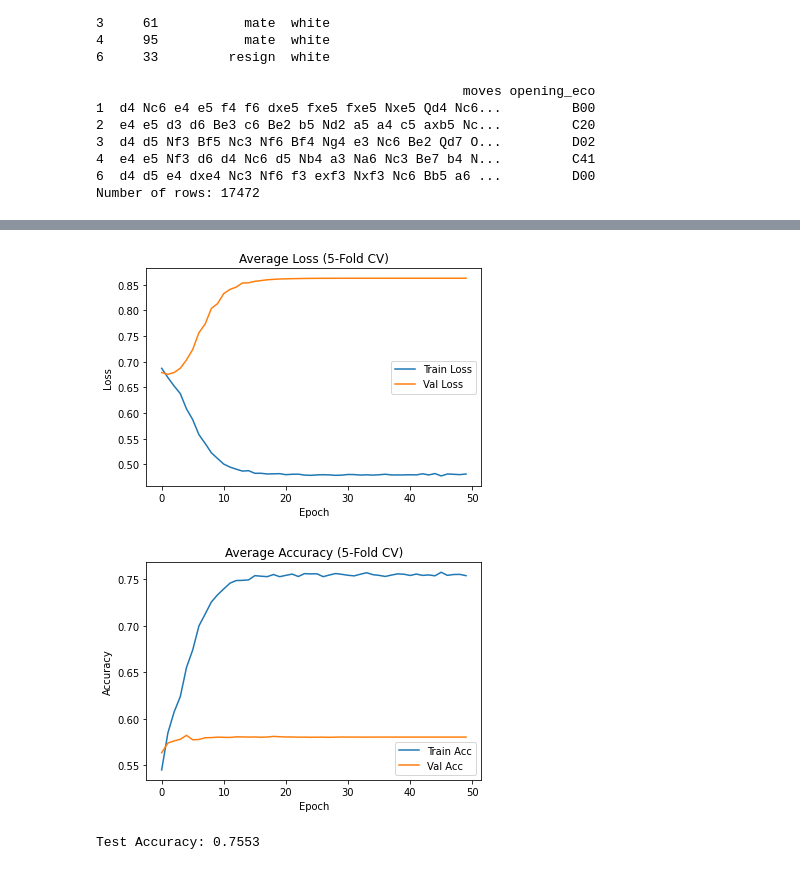
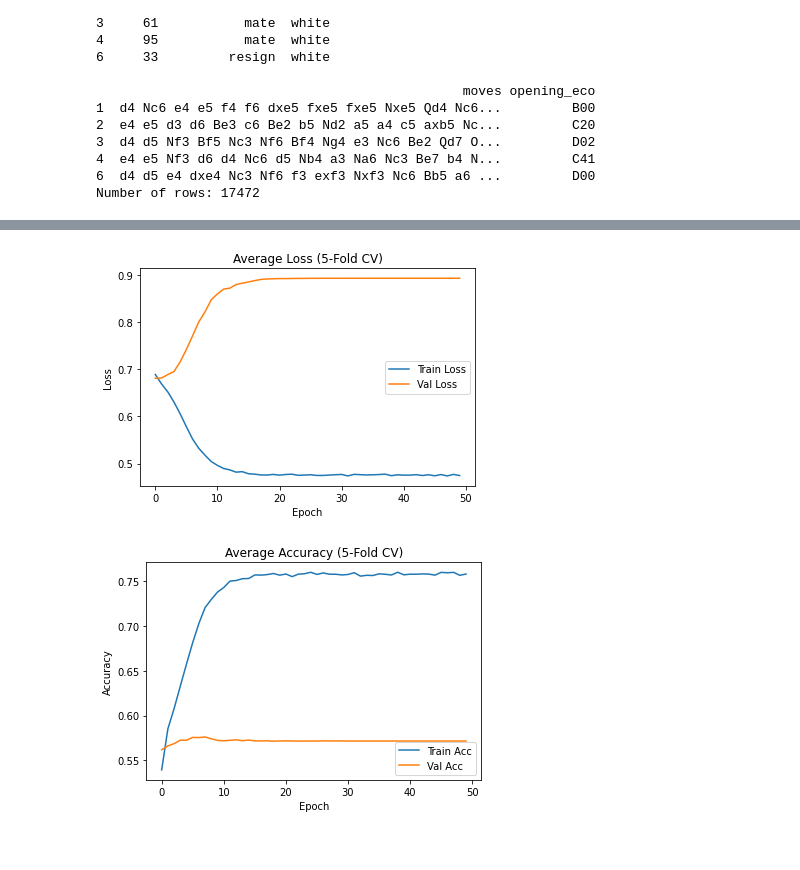
Before and after one commit to billy-estrada/chess-prediction, a Jupyter notebook: cs422_final_project.ipynb, the cells around one changed output, grey strips where cells are left out. Drawn from its saved outputs; the diff is of its cells as text; code cells hidden in the pictures.

Commit message:
fix tokenization & properly separate test from train; add final model trained outside of folds to test on

```diff
--- a/cs422_final_project.ipynb
+++ b/cs422_final_project.ipynb
@@ -87,23 +72,24 @@ Data after filtering on victory_status (keeping only 'resign' or 'mate'):
 6  d4 d5 e4 dxe4 Nc3 Nf6 f3 exf3 Nxf3 Nc6 Bb5 a6 ...         D00
 Number of rows: 17472
 # %%
-# split data into training and validation sets
-# hold out 10% for test
-X_trainval, X_test, y_trainval, y_test = train_test_split(
-    X, y,
-    test_size=0.10,
-    stratify=y,
-    random_state=42
+# split off test set on the raw text
+X_str = df['first_n_str']
+y     = (df['winner']=='white').astype(int).values
+
+X_train_str, X_test_str, y_train, y_test = train_test_split(
+    X_str, y, test_size=0.10, stratify=y, random_state=42
 )
 
-# from remaining 90%, hold out 1/9 ~= 10% of the *original* for val
-# that is 10% of the original data, so (0.10/0.90) ~= 0.111 of X_trainval.
-X_train, X_val, y_train, y_val = train_test_split(
-    X_trainval, y_trainval,
-    test_size=0.1111,      # ~= 10% of the original
-    stratify=y_trainval,
-    random_state=42
-)
+# fit Tokenizer on TRAIN ONLY
+tok = Tokenizer(oov_token='<OOV>')
+tok.fit_on_texts(X_train_str)
+
+# convert to int sequences & pad for both splits
+seq_tr = tok.texts_to_sequences(X_train_str)
+seq_te = tok.texts_to_sequences(X_test_str)
+
+X_train = pad_sequences(seq_tr, maxlen=n, padding='post', truncating='post')
+X_test  = pad_sequences(seq_te, maxlen=n, padding='post', truncating='post')
 
 # hyperparameters
 embed_dim = 128
@@ -111,8 +97,8 @@ filters = 64
 kernel_size = 3
 lstm_units = 128
 dropout_rate = 0.3
-vocab_size = np.max(X) + 1
-seq_length = X.shape[1]
+vocab_size = len(tok.word_index) + 1
+seq_length = n
 epochs = 50
 batch_size = 32
 
@@ -142,10 +128,9 @@ def build_model():
 kf = KFold(n_splits=5, shuffle=True, random_state=42)
 histories = []
 
-for fold, (train_idx, val_idx) in enumerate(kf.split(X), 1):
-    print(f'--- Fold {fold} ---')
-    X_tr, X_va = X[train_idx], X[val_idx]
-    y_tr, y_va = y[train_idx], y[val_idx]
+for fold, (train_idx, val_idx) in enumerate(kf.split(X_train), 1):
+    X_tr, X_va = X_train[train_idx], X_train[val_idx]
+    y_tr, y_va = y_train[train_idx], y_train[val_idx]
 
     tf.keras.backend.clear_session()
     model = build_model()
@@ -161,9 +146,16 @@ for fold, (train_idx, val_idx) in enumerate(kf.split(X), 1):
     )
     histories.append(history.history)
 
-    train_acc = history.history["accuracy"][-1]
-    val_acc   = history.history["val_accuracy"][-1]
-    print(f'Fold {fold} — Train Accuracy: {train_acc:.4f}, Val Accuracy: {val_acc:.4f}')
+    train_loss = history.history["loss"][-1]
+    train_acc  = history.history["accuracy"][-1]
+    val_loss   = history.history["val_loss"][-1]
+    val_acc    = history.history["val_accuracy"][-1]
+
+    print(
+        f"Fold {fold} — "
+        f"Train Loss: {train_loss:.4f}, Train Acc: {train_acc:.4f} | "
+        f"Val Loss: {val_loss:.4f}, Val Acc: {val_acc:.4f}"
+    )
 
 # compute average metrics across folds
 hist_arr = histories
@@ -205,8 +192,18 @@ Fold 5 — Train Accuracy: 0.7445, Val Accuracy: 0.5848
-[figure, old version]
+[figure, new version]
-[figure, old version]
+[figure, new version]
 # %%
-# evaluate on test set
-test_loss, test_acc = model.evaluate(X_test, y_test, verbose=0)
+# rebuild a fresh model
+final_model = build_model()
+
+# train it on all training data (X_train, y_train)
+final_model.fit(
+    X_train, y_train,
+    epochs=epochs,
+    batch_size=batch_size,
+    callbacks=[ReduceLROnPlateau(monitor='loss', factor=0.5, patience=2)],
+    verbose=0
+)
+
+# evaluate exactly once on untouched test set
+test_loss, test_acc = final_model.evaluate(X_test, y_test, verbose=0)
 print(f"Test Accuracy: {test_acc:.4f}")
-# %% [output]
-Test Accuracy: 0.7553
```
Also changed, not shown: parts of 2 cells of this notebook.
